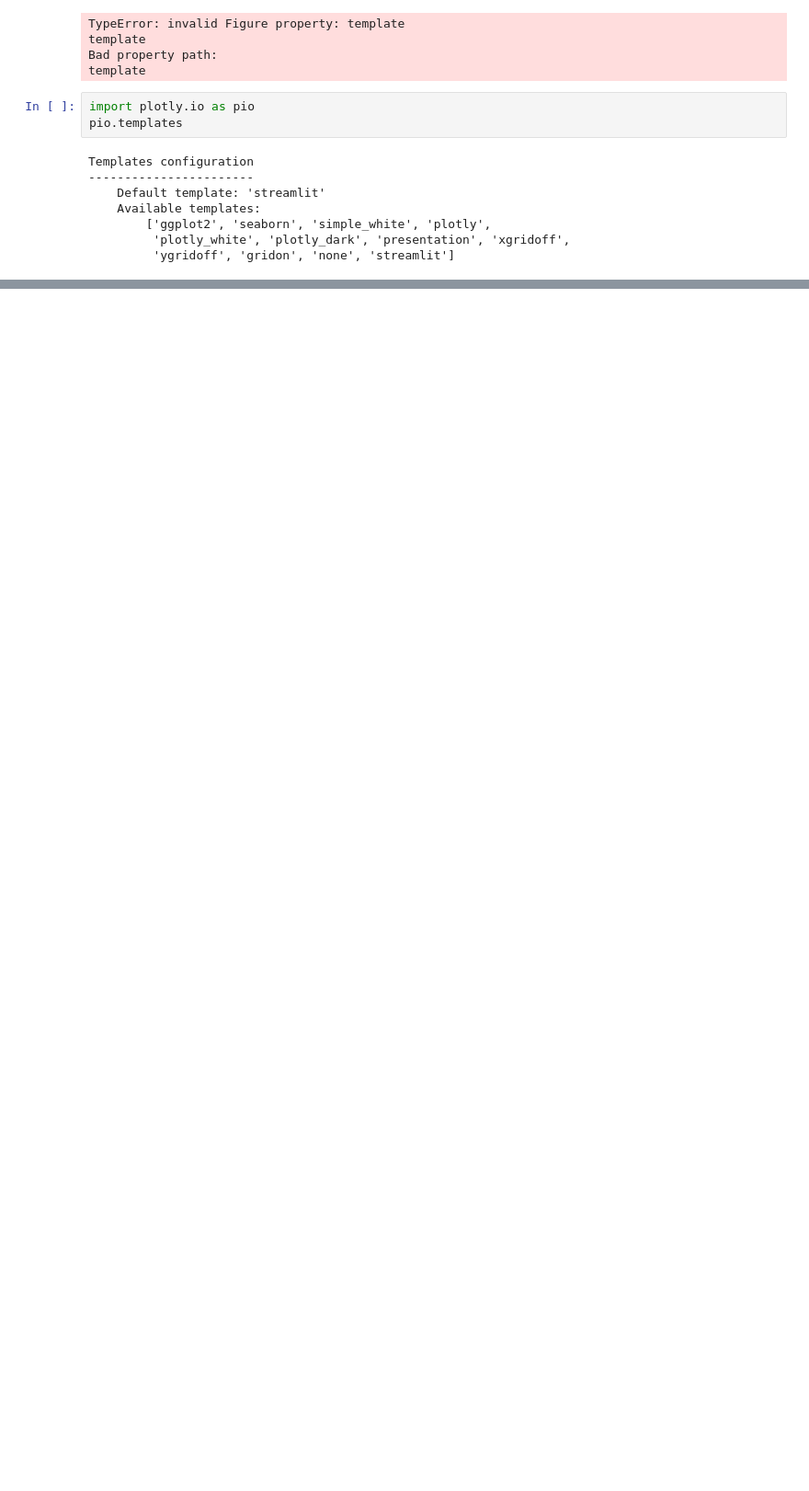
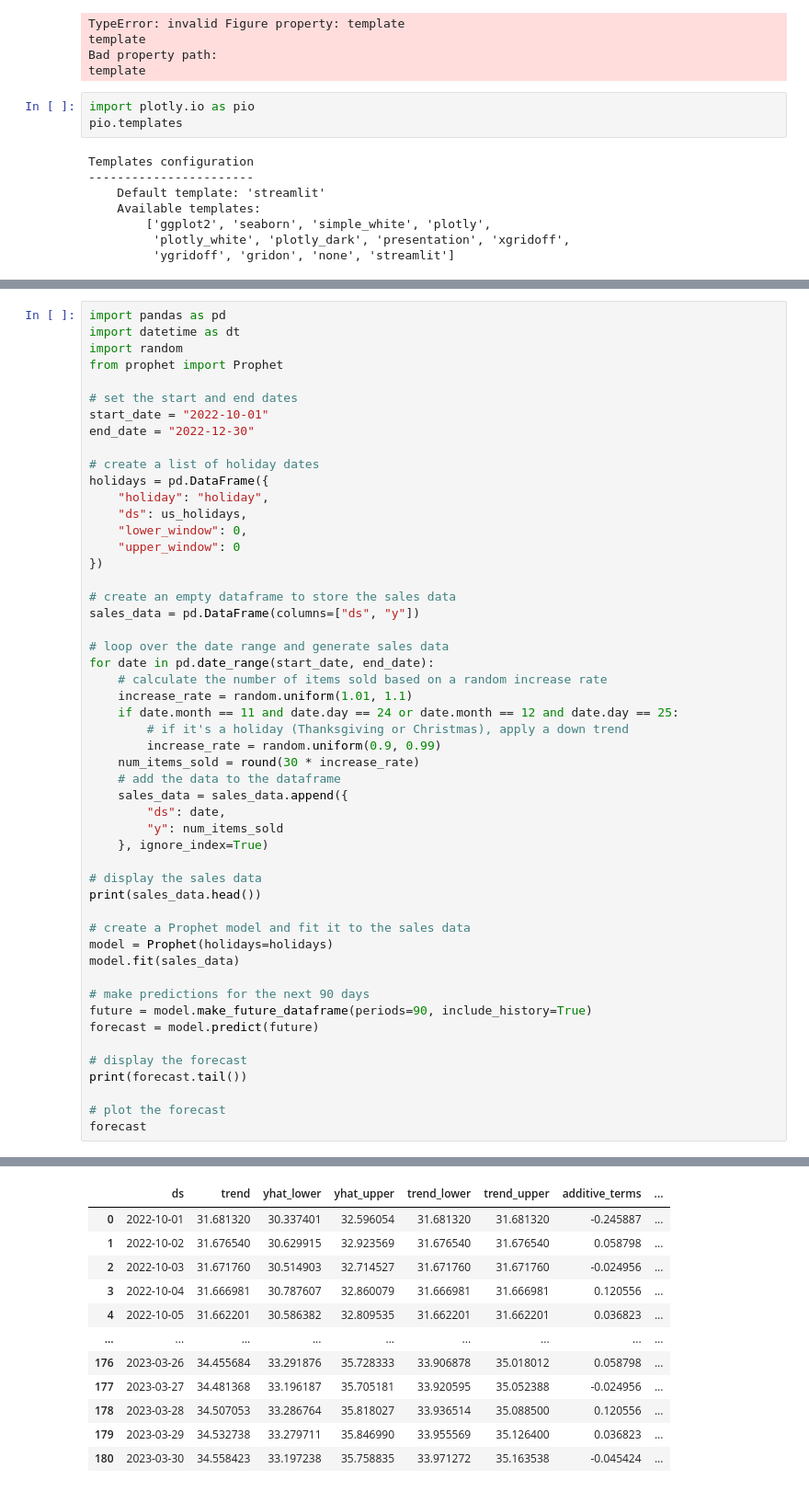
Before and after one commit to ashhadahsan/cleaning-dashboard, a Jupyter notebook: data_simulation.ipynb, the cells around one changed output, grey strips where cells are left out. Shown: that part at 92% size. Drawn from its saved outputs; the diff is of its cells as text; blank space fills up the shorter version.

```diff
--- a/data_simulation.ipynb
+++ b/data_simulation.ipynb
@@ -75,0 +295,52 @@ Templates configuration
+# %%
+import pandas as pd
+import datetime as dt
+import random
+from prophet import Prophet
+
+# set the start and end dates
+start_date = "2022-10-01"
+end_date = "2022-12-30"
+
+# create a list of holiday dates
+holidays = pd.DataFrame({
+    "holiday": "holiday",
+    "ds": us_holidays,
+    "lower_window": 0,
+    "upper_window": 0
+})
+
+# create an empty dataframe to store the sales data
+sales_data = pd.DataFrame(columns=["ds", "y"])
+
+# loop over the date range and generate sales data
+for date in pd.date_range(start_date, end_date):
+    # calculate the number of items sold based on a random increase rate
+    increase_rate = random.uniform(1.01, 1.1)
+    if date.month == 11 and date.day == 24 or date.month == 12 and date.day == 25:
+        # if it's a holiday (Thanksgiving or Christmas), apply a down trend
+        increase_rate = random.uniform(0.9, 0.99)
+    num_items_sold = round(30 * increase_rate)
+    # add the data to the dataframe
+    sales_data = sales_data.append({
+        "ds": date,
+        "y": num_items_sold
+    }, ignore_index=True)
+
+# display the sales data
+print(sales_data.head())
+
+# create a Prophet model and fit it to the sales data
+model = Prophet(holidays=holidays)
+model.fit(sales_data)
+
+# make predictions for the next 90 days
+future = model.make_future_dataframe(periods=90, include_history=True)
+forecast = model.predict(future)
+
+# display the forecast
+print(forecast.tail())
+
+# plot the forecast
+forecast
+# %% [output]
@@ -75,0 +372,12 @@ Templates configuration
+|  | ds | trend | yhat_lower | yhat_upper | trend_lower | trend_upper | additive_terms | ... |
+| 0 | 2022-10-01 | 31.681320 | 30.337401 | 32.596054 | 31.681320 | 31.681320 | -0.245887 | ... |
+| 1 | 2022-10-02 | 31.676540 | 30.629915 | 32.923569 | 31.676540 | 31.676540 | 0.058798 | ... |
+| 2 | 2022-10-03 | 31.671760 | 30.514903 | 32.714527 | 31.671760 | 31.671760 | -0.024956 | ... |
+| 3 | 2022-10-04 | 31.666981 | 30.787607 | 32.860079 | 31.666981 | 31.666981 | 0.120556 | ... |
+| 4 | 2022-10-05 | 31.662201 | 30.586382 | 32.809535 | 31.662201 | 31.662201 | 0.036823 | ... |
+| ... | ... | ... | ... | ... | ... | ... | ... | ... |
+| 176 | 2023-03-26 | 34.455684 | 33.291876 | 35.728333 | 33.906878 | 35.018012 | 0.058798 | ... |
+| 177 | 2023-03-27 | 34.481368 | 33.196187 | 35.705181 | 33.920595 | 35.052388 | -0.024956 | ... |
+| 178 | 2023-03-28 | 34.507053 | 33.286764 | 35.818027 | 33.936514 | 35.088500 | 0.120556 | ... |
+| 179 | 2023-03-29 | 34.532738 | 33.279711 | 35.846990 | 33.955569 | 35.126400 | 0.036823 | ... |
+| 180 | 2023-03-30 | 34.558423 | 33.197238 | 35.758835 | 33.971272 | 35.163538 | -0.045424 | ... |
```
Also changed, not shown: parts of 14 cells of this notebook, 2 other files.
